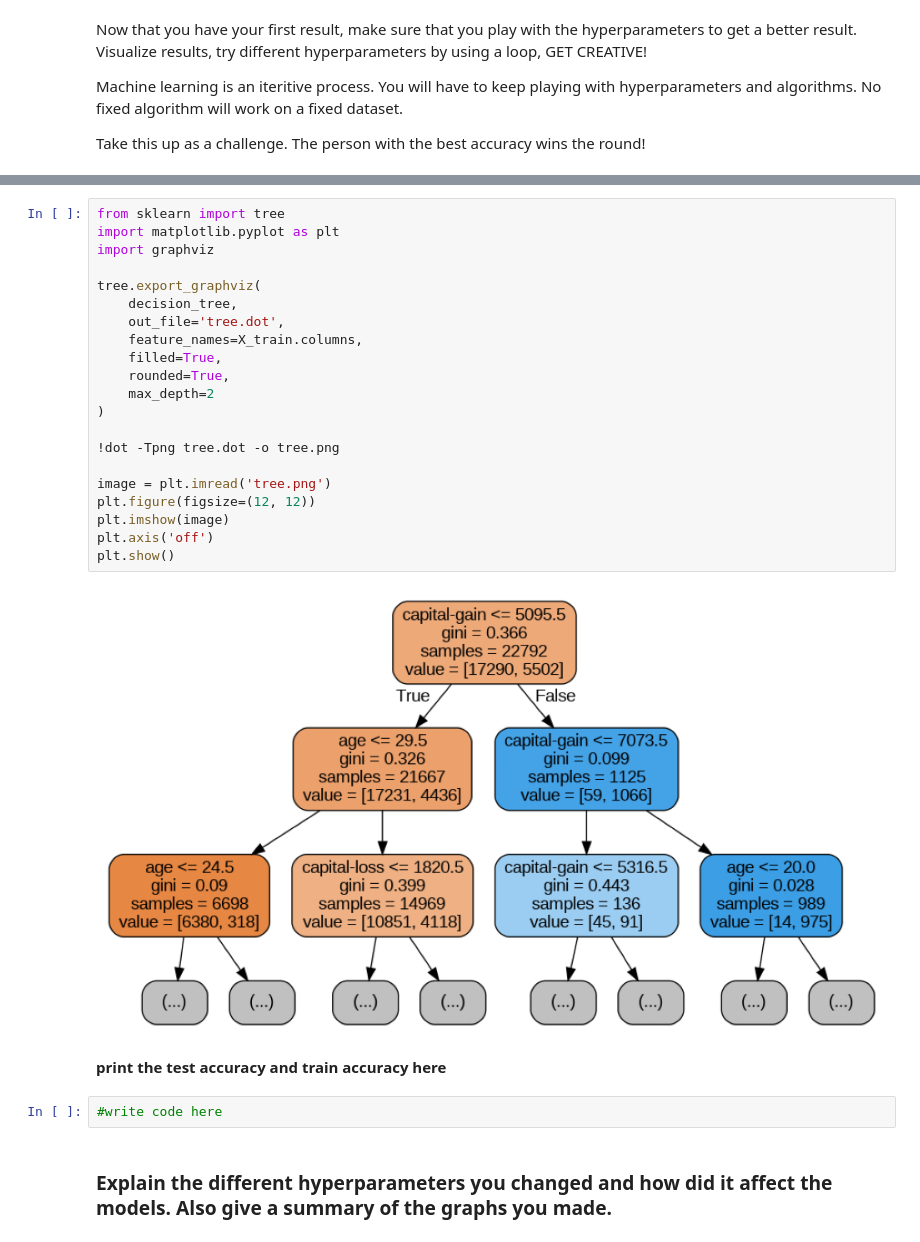
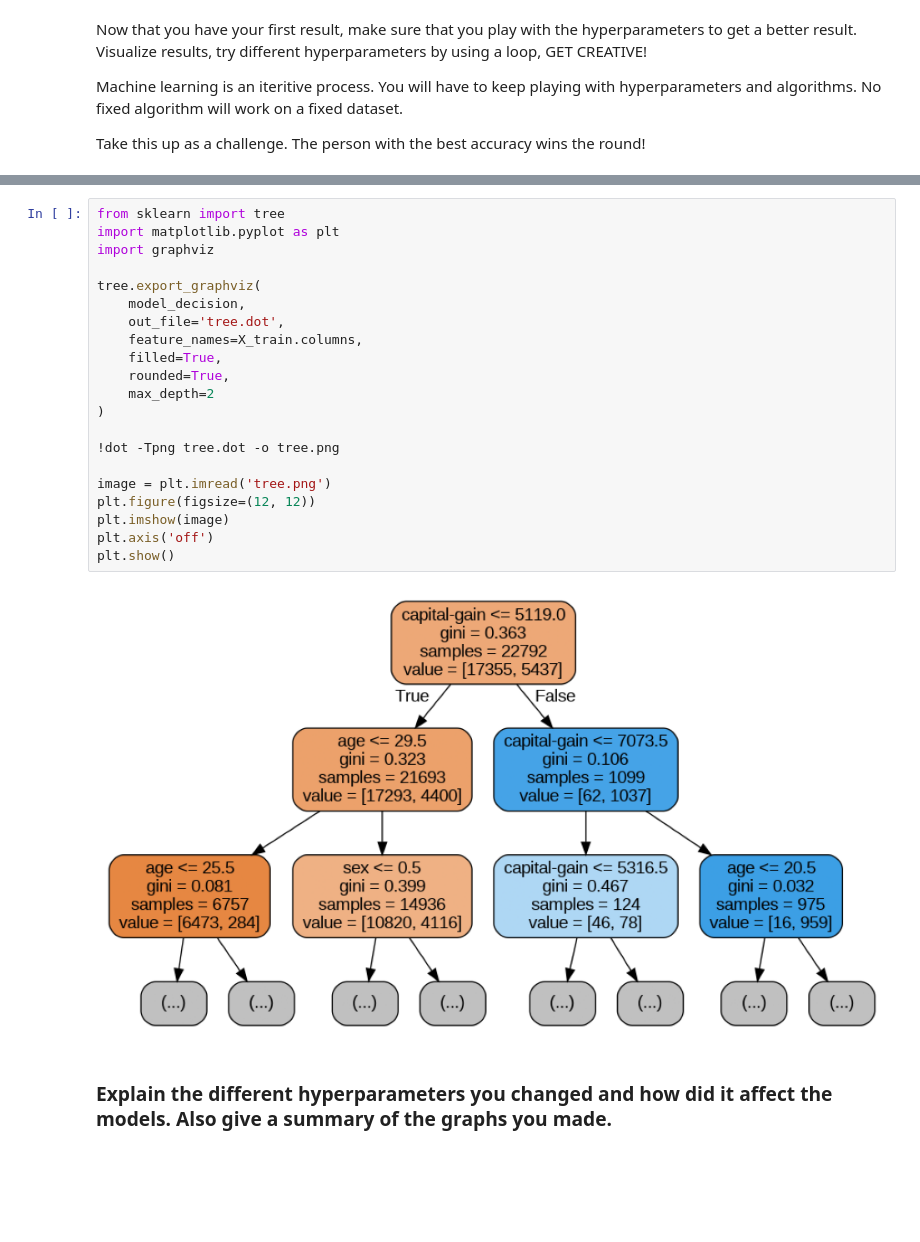
Before and after one commit to notsamaltman/Synapse_LP, a Jupyter notebook: Copy_of_Synapse_LP_Task_4.ipynb, the cells around one changed output, grey strips where cells are left out. Saved outputs shown, nothing was run; the diff lists cells and outputs as text; blank space fills up the shorter version.

```diff
--- a/Copy_of_Synapse_LP_Task_4.ipynb
+++ b/Copy_of_Synapse_LP_Task_4.ipynb
@@ -275,29 +275,25 @@ plt.plot(range(5, 21, 1), accuracies)
 # %%
 from sklearn import tree
 import matplotlib.pyplot as plt
 import graphviz
 
 tree.export_graphviz(
-    decision_tree,
+    model_decision,
     out_file='tree.dot',
     feature_names=X_train.columns,
     filled=True,
     rounded=True,
     max_depth=2
 )
 
 !dot -Tpng tree.dot -o tree.png
 
 image = plt.imread('tree.png')
 plt.figure(figsize=(12, 12))
 plt.imshow(image)
 plt.axis('off')
 plt.show()
 # %% [output]
-[figure, old version]
+[figure, new version]
-# %% [markdown]
-<b>print the test accuracy and train accuracy here</b>
-# %%
-#write code here
 # %% [markdown]
 ### Explain the different hyperparameters you changed and how did it affect the models. Also give a summary of the graphs you made.
```
Also changed, not shown: parts of 10 cells of this notebook.
